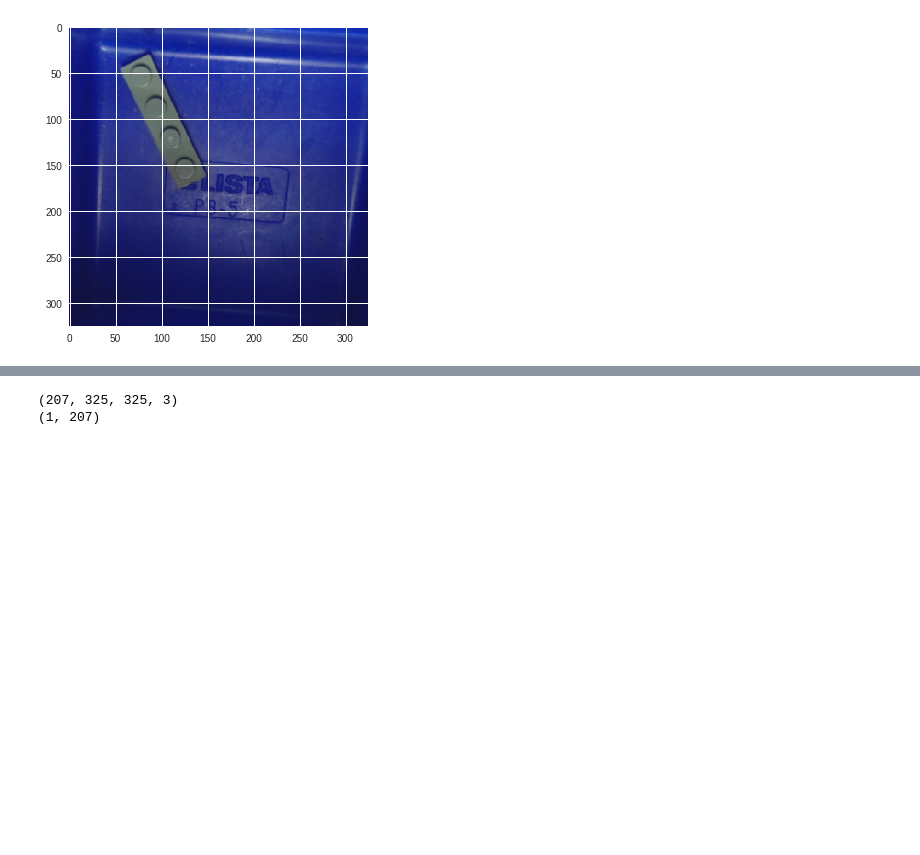
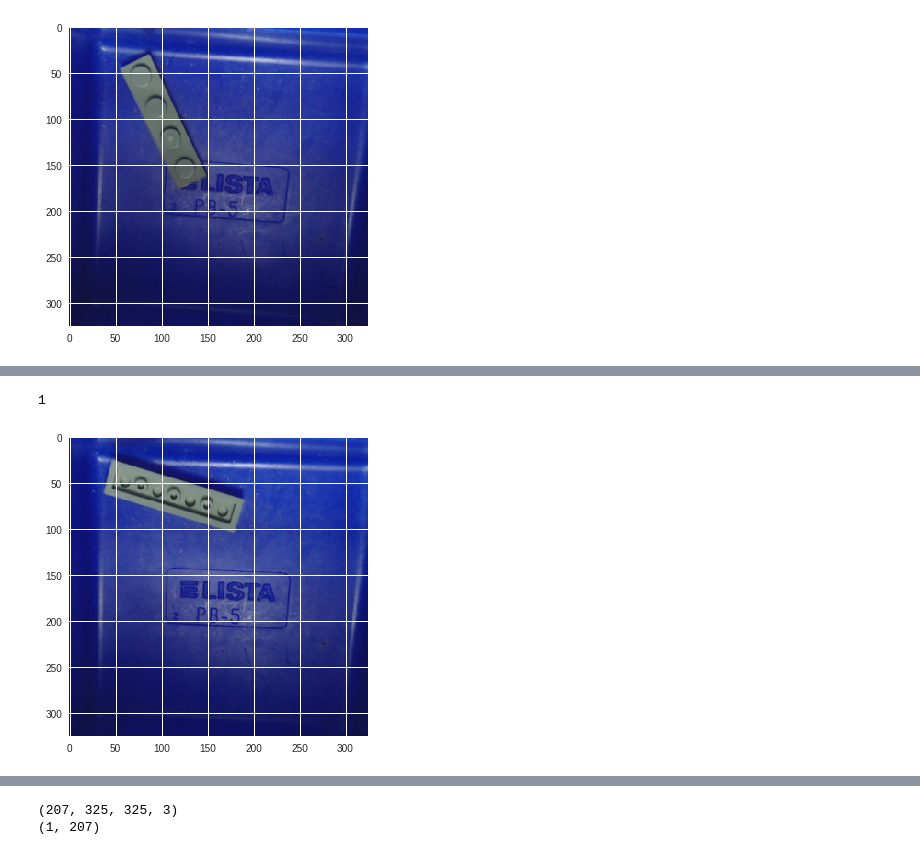
Before and after one commit to tylerlum/Tray_Image_Classifier_A, a Jupyter notebook: ReadData.ipynb, the cells around one changed output, grey strips where cells are left out. Saved outputs shown, nothing was run; the diff lists cells and outputs as text; code cells hidden in the pictures; blank space fills up the shorter version.

```diff
--- a/ReadData.ipynb
+++ b/ReadData.ipynb
@@ -180,0 +211,7 @@ print(Y_train[0, 60])
+# %%
+index = 36
+plt.imshow(X_test[index])
+print(Y_test[0, index])
+# %% [output]
+1
+[figure, added]
```
Also changed, not shown: parts of 7 cells of this notebook.
